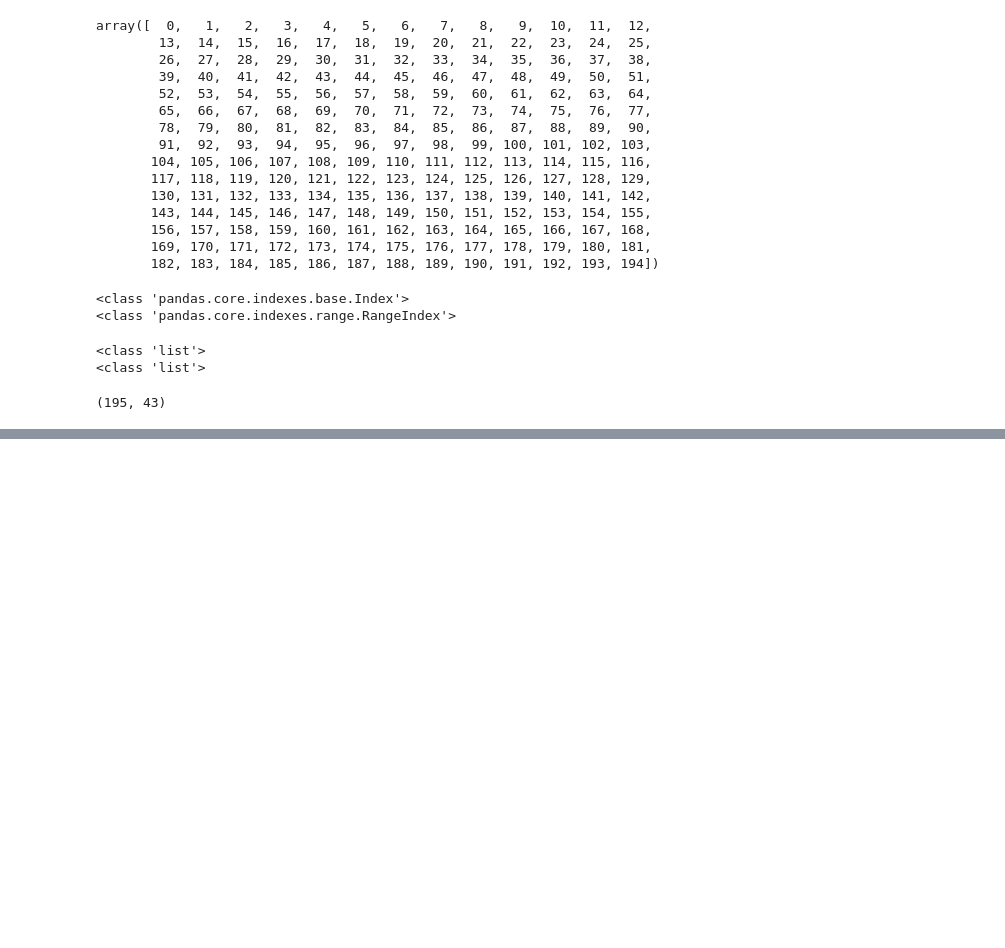
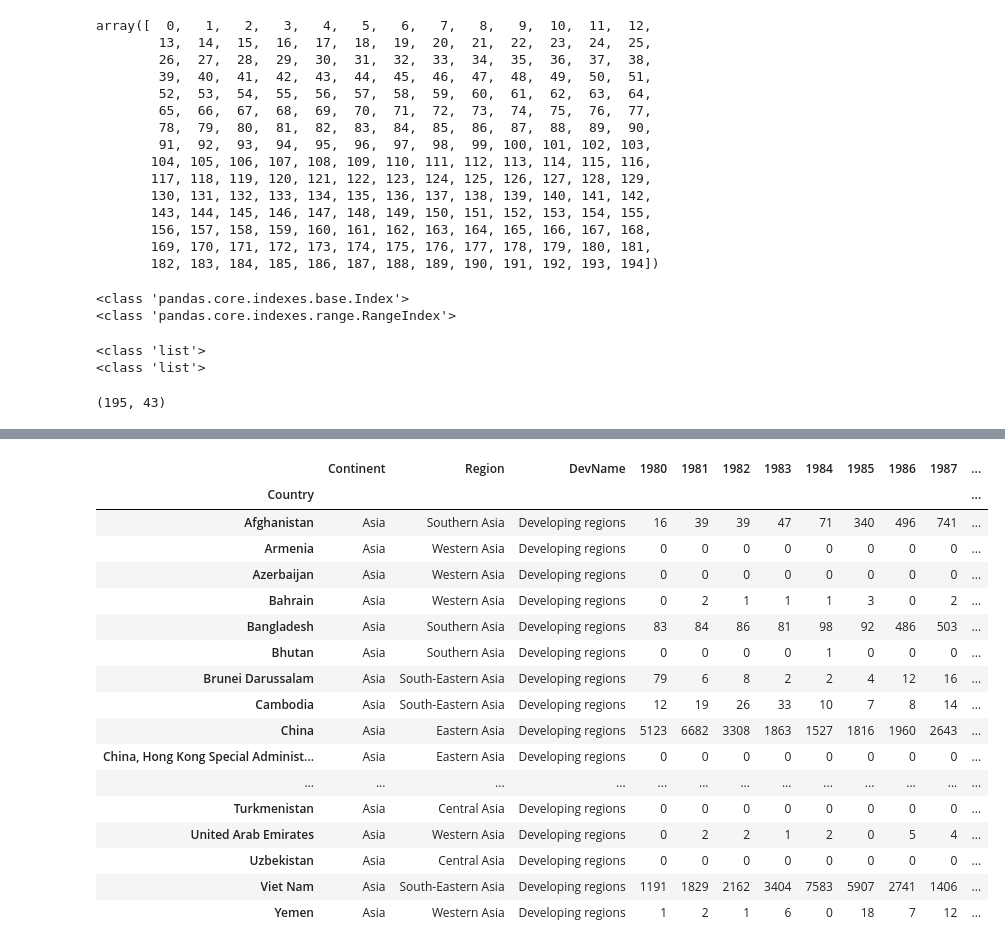
Before and after one commit to mohmaed7777/Data-Visualization-with-Python, a Jupyter notebook: Intro_to_Matplotlib_101.ipynb, the cells around one changed output, grey strips where cells are left out. Cells and saved outputs as stored; diff of their text form; code cells hidden in the pictures; blank space fills up the shorter version.

```diff
--- a/Intro_to_Matplotlib_101.ipynb
+++ b/Intro_to_Matplotlib_101.ipynb
@@ -110,0 +135,4 @@ df_can.shape
+# %%
+# We will also add a "Total" column,
+# that sums up the total immigrant by country over the entire period from 1980 to 2013 as well as :
+df_can['Total'] = df_can.sum(axis=1)
@@ -110,0 +169,3 @@ df_can.shape
+# %%
+# Set the 'Country' as the index by using set_index() method:
+df_can.set_index('Country', inplace=True)
@@ -110,0 +223,4 @@ df_can.shape
+# %%
+# Convert the columns names from intigers types to strings to avoid some confusions :
+df_can.columns = list(map(str, df_can.columns))
+[print(type(x)) for x in df_can.columns.values] # check type of column headers
@@ -110,0 +262,6 @@ df_can.shape
+# %%
+#Filtering based on a criteria
+#To filter the dataframe based on a condition, we simply pass the condition as a boolean vector.
+# 1. Create the conditional boolean series:
+conditional = df_can['Continent'] == 'Asia'
+print(conditional)
@@ -110,0 +282,22 @@ df_can.shape
+# %%
+# 2. pass this conditional into the dataframe :
+df_can[conditional]
+# %% [output]
+|  | Continent | Region | DevName | 1980 | 1981 | 1982 | 1983 | 1984 | 1985 | 1986 | 1987 | ... |
+| Country |  |  |  |  |  |  |  |  |  |  |  | ... |
+| Afghanistan | Asia | Southern Asia | Developing regions | 16 | 39 | 39 | 47 | 71 | 340 | 496 | 741 | ... |
+| Armenia | Asia | Western Asia | Developing regions | 0 | 0 | 0 | 0 | 0 | 0 | 0 | 0 | ... |
+| Azerbaijan | Asia | Western Asia | Developing regions | 0 | 0 | 0 | 0 | 0 | 0 | 0 | 0 | ... |
+| Bahrain | Asia | Western Asia | Developing regions | 0 | 2 | 1 | 1 | 1 | 3 | 0 | 2 | ... |
+| Bangladesh | Asia | Southern Asia | Developing regions | 83 | 84 | 86 | 81 | 98 | 92 | 486 | 503 | ... |
+| Bhutan | Asia | Southern Asia | Developing regions | 0 | 0 | 0 | 0 | 1 | 0 | 0 | 0 | ... |
+| Brunei Darussalam | Asia | South-Eastern Asia | Developing regions | 79 | 6 | 8 | 2 | 2 | 4 | 12 | 16 | ... |
+| Cambodia | Asia | South-Eastern Asia | Developing regions | 12 | 19 | 26 | 33 | 10 | 7 | 8 | 14 | ... |
+| China | Asia | Eastern Asia | Developing regions | 5123 | 6682 | 3308 | 1863 | 1527 | 1816 | 1960 | 2643 | ... |
+| China, Hong Kong Special Administ... | Asia | Eastern Asia | Developing regions | 0 | 0 | 0 | 0 | 0 | 0 | 0 | 0 | ... |
+| ... | ... | ... | ... | ... | ... | ... | ... | ... | ... | ... | ... | ... |
+| Turkmenistan | Asia | Central Asia | Developing regions | 0 | 0 | 0 | 0 | 0 | 0 | 0 | 0 | ... |
+| United Arab Emirates | Asia | Western Asia | Developing regions | 0 | 2 | 2 | 1 | 2 | 0 | 5 | 4 | ... |
+| Uzbekistan | Asia | Central Asia | Developing regions | 0 | 0 | 0 | 0 | 0 | 0 | 0 | 0 | ... |
+| Viet Nam | Asia | South-Eastern Asia | Developing regions | 1191 | 1829 | 2162 | 3404 | 7583 | 5907 | 2741 | 1406 | ... |
+| Yemen | Asia | Western Asia | Developing regions | 1 | 2 | 1 | 6 | 0 | 18 | 7 | 12 | ... |
```
Also changed, not shown: parts of 22 cells of this notebook.
